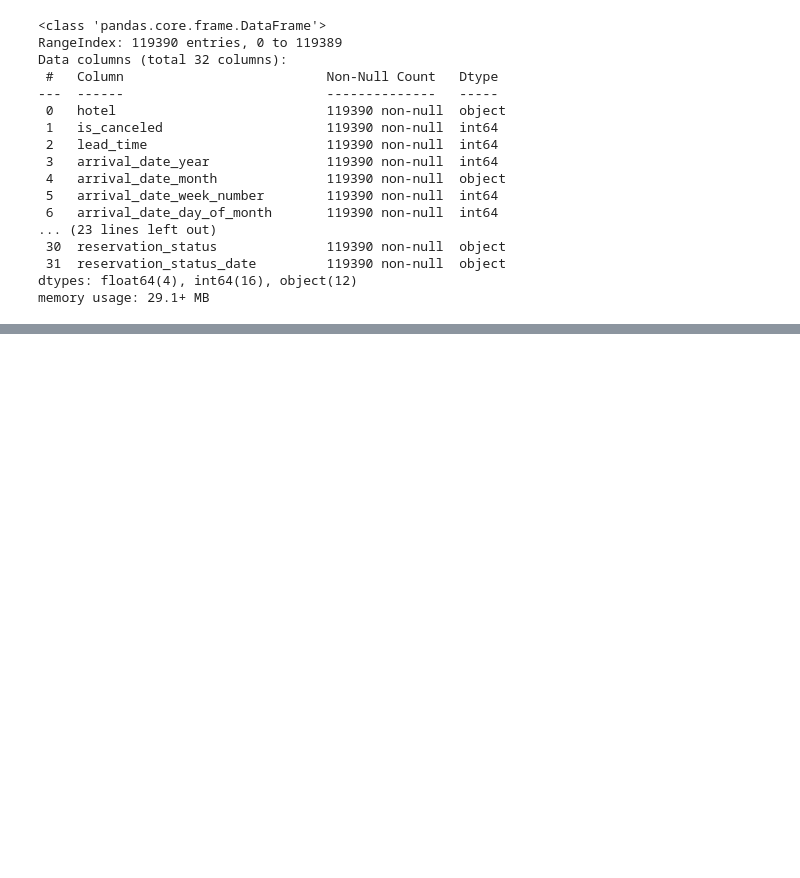
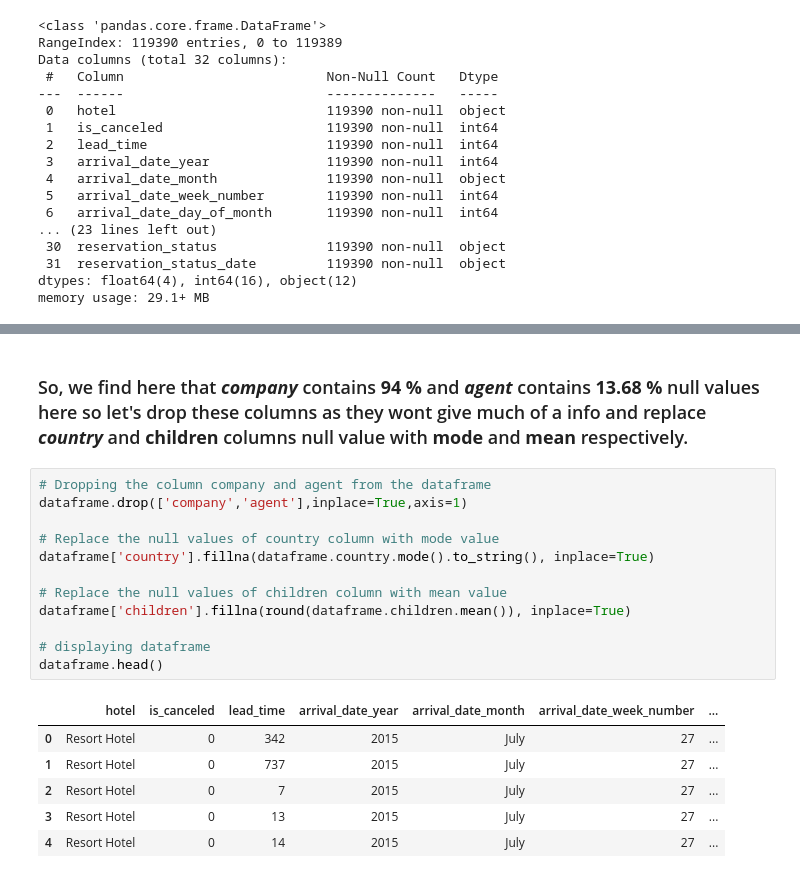
Before and after one commit to dev-PrabhatShukla/Capstone-Project--EDA-On-Hotel-Booking-Analysis, a Jupyter notebook: Hotel_Booking_Analysis_Capstone_Project.ipynb, the cells around one changed output, grey strips where cells are left out. Drawn from its saved outputs; the diff is of its cells as text; blank space fills up the shorter version.

```diff
--- a/Hotel_Booking_Analysis_Capstone_Project.ipynb
+++ b/Hotel_Booking_Analysis_Capstone_Project.ipynb
@@ -128,0 +175,21 @@ memory usage: 29.1+ MB
+# %% [markdown]
+### So, we find here that <i><b> company </b> </i> contains <b> 94 % </b> and <i><b>agent</b> </i> contains <b> 13.68 % </b> null values here so let's drop these columns as they wont give much of a info and replace </b> </i> <b> <i> country</b> and <b> children </b> </i>columns null value with <b> mode </b> and <b>mean</b> respectively.
+# %%
+# Dropping the column company and agent from the dataframe
+dataframe.drop(['company','agent'],inplace=True,axis=1)
+
+# Replace the null values of country column with mode value
+dataframe['country'].fillna(dataframe.country.mode().to_string(), inplace=True)
+
+# Replace the null values of children column with mean value
+dataframe['children'].fillna(round(dataframe.children.mean()), inplace=True)
+
+# displaying dataframe
+dataframe.head()
+# %% [output]
+|  | hotel | is_canceled | lead_time | arrival_date_year | arrival_date_month | arrival_date_week_number | ... |
+| 0 | Resort Hotel | 0 | 342 | 2015 | July | 27 | ... |
+| 1 | Resort Hotel | 0 | 737 | 2015 | July | 27 | ... |
+| 2 | Resort Hotel | 0 | 7 | 2015 | July | 27 | ... |
+| 3 | Resort Hotel | 0 | 13 | 2015 | July | 27 | ... |
+| 4 | Resort Hotel | 0 | 14 | 2015 | July | 27 | ... |
```
Also changed, not shown: parts of 15 cells of this notebook.
